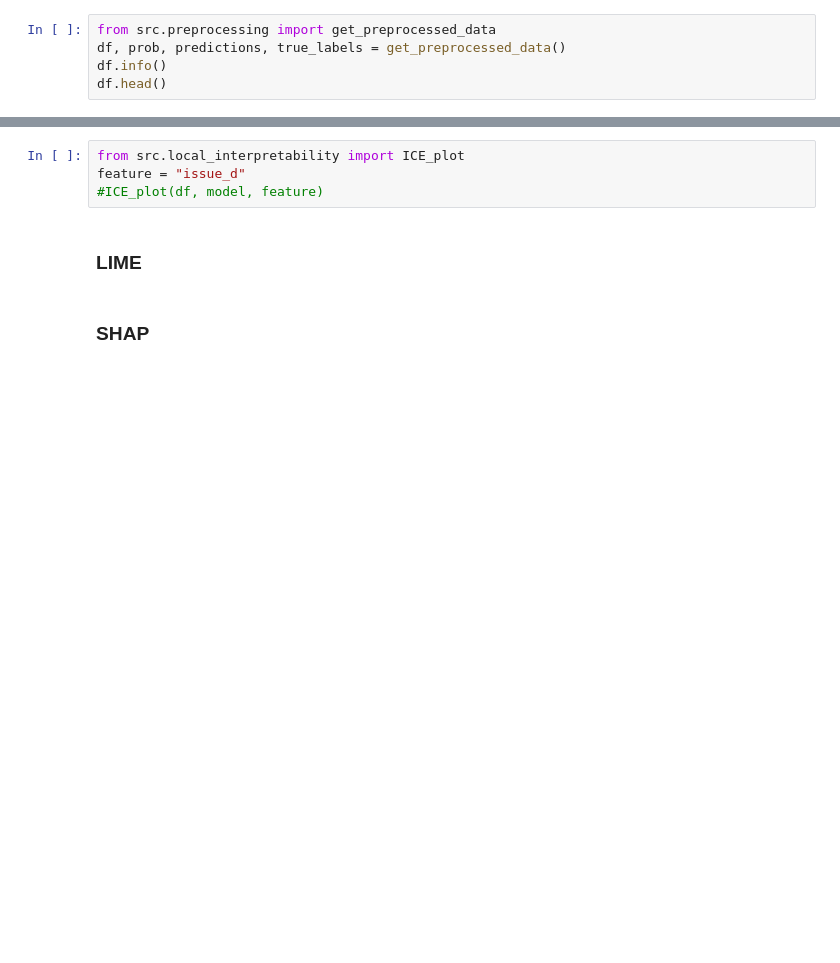
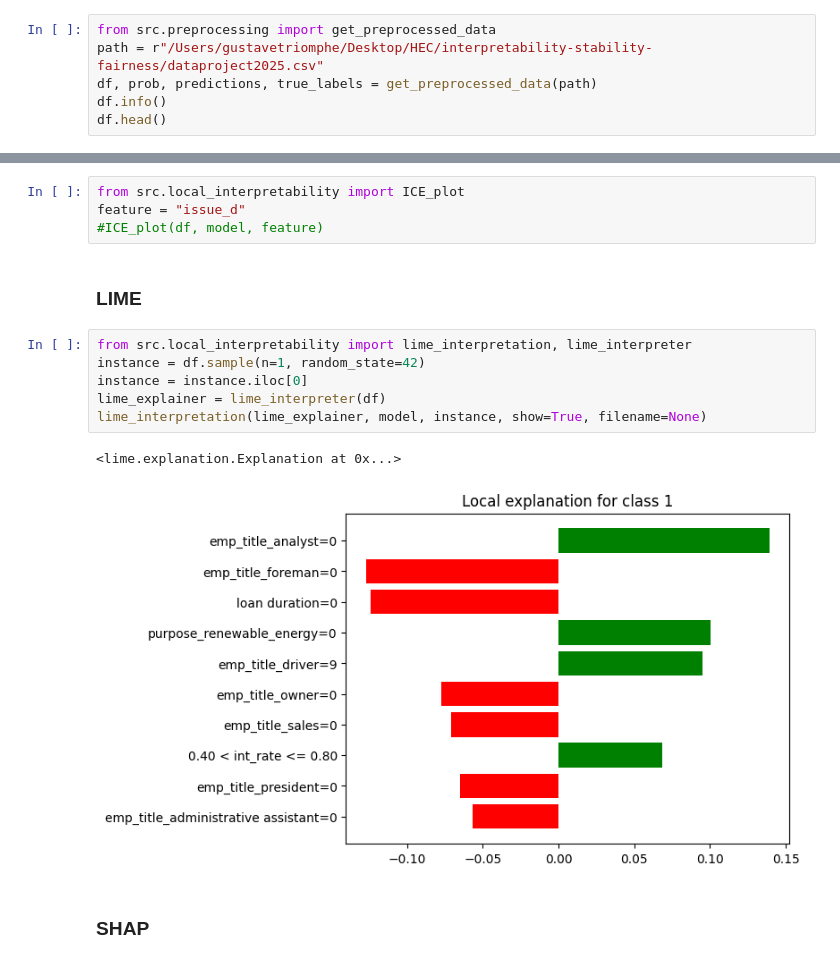
Before and after one commit to auggy-ntn/Interpretability-Stability-and-Fairness-project, a Jupyter notebook: notebooks/step5.ipynb, the cells around one changed output, grey strips where cells are left out. Saved outputs shown, nothing was run; the diff lists cells and outputs as text; blank space fills up the shorter version.

```diff
--- a/notebooks/step5.ipynb
+++ b/notebooks/step5.ipynb
@@ -9,7 +9,8 @@ model_path = "../models/black_box_xgboost.pkl"
 model = unpack_model(model_path)
 # %%
 from src.preprocessing import get_preprocessed_data
-df, prob, predictions, true_labels = get_preprocessed_data()
+path = r"/Users/gustavetriomphe/Desktop/HEC/interpretability-stability-fairness/dataproject2025.csv"
+df, prob, predictions, true_labels = get_preprocessed_data(path)
 df.info()
 df.head()
 # %% [output]
@@ -44,5 +45,14 @@ feature = "issue_d"
 #ICE_plot(df, model, feature)
 # %% [markdown]
 ### LIME
+# %%
+from src.local_interpretability import lime_interpretation, lime_interpreter
+instance = df.sample(n=1, random_state=42)
+instance = instance.iloc[0]
+lime_explainer = lime_interpreter(df)
+lime_interpretation(lime_explainer, model, instance, show=True, filename=None)
+# %% [output]
+<lime.explanation.Explanation at 0x...>
+[figure, added]
 # %% [markdown]
 ### SHAP
```
Also changed, not shown: parts of 2 cells of this notebook, 2 other files.
